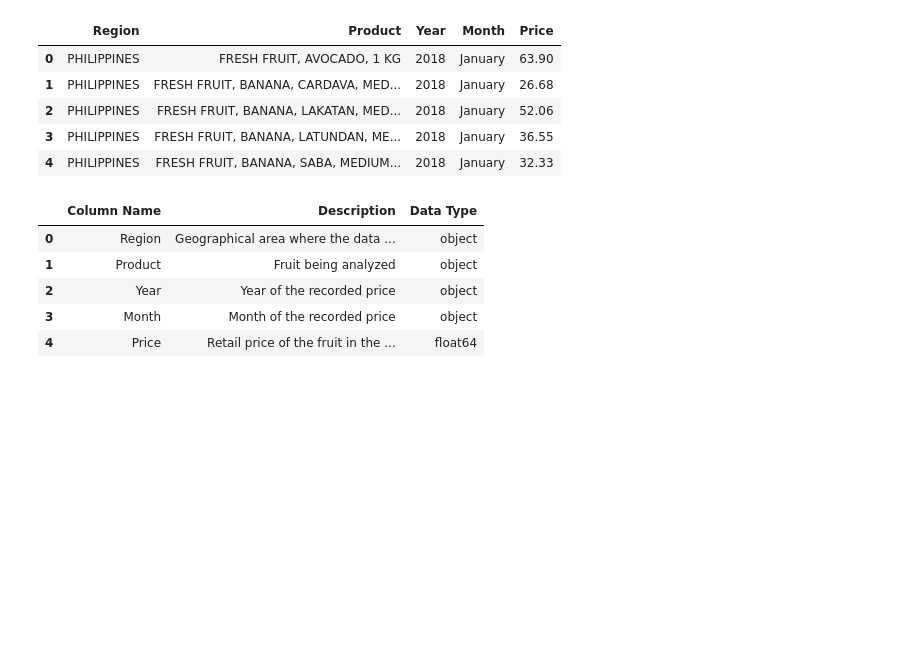
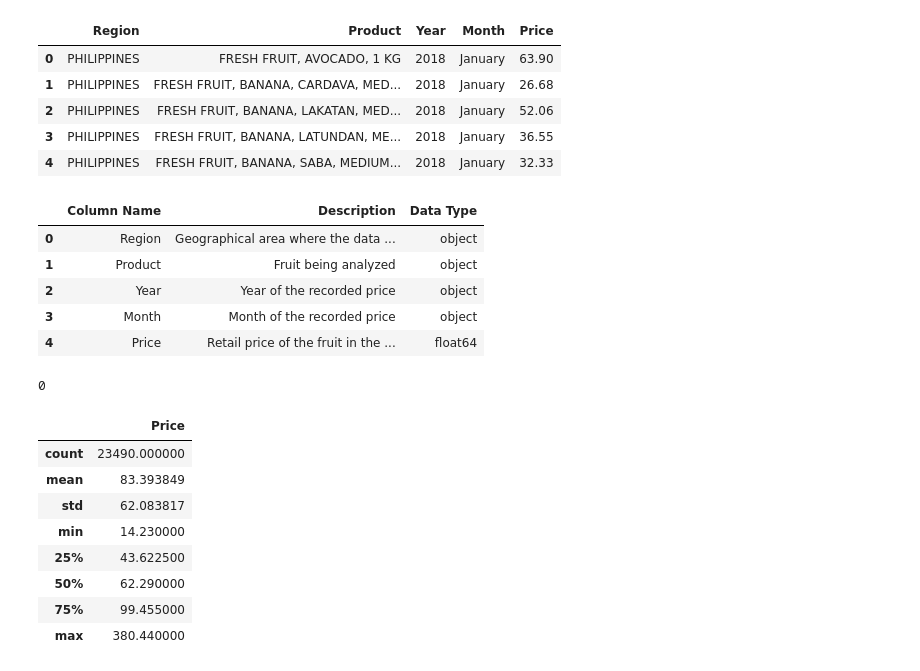
Before and after one commit to RRENN02/Prelims-PH_FruitRetail, a Jupyter notebook: fruit_retail.ipynb, the cells around one changed output. Drawn from its saved outputs; the diff is of its cells as text; code cells hidden in the pictures; blank space fills up the shorter version.

```diff
--- a/fruit_retail.ipynb
+++ b/fruit_retail.ipynb
@@ -206,3 +206,21 @@ data_dictionary_retail
 | 2 | Year | Year of the recorded price | object |
 | 3 | Month | Month of the recorded price | object |
 | 4 | Price | Retail price of the fruit in the ... | float64 |
+# %%
+# Check for duplicates
+duplicate_rows = df.duplicated().sum()
+duplicate_rows
+# %% [output]
+0
+# %%
+df_melted.describe()
+# %% [output]
+|  | Price |
+| count | 23490.000000 |
+| mean | 83.393849 |
+| std | 62.083817 |
+| min | 14.230000 |
+| 25% | 43.622500 |
+| 50% | 62.290000 |
+| 75% | 99.455000 |
+| max | 380.440000 |
```
Also changed, not shown: parts of 1 cell of this notebook.
